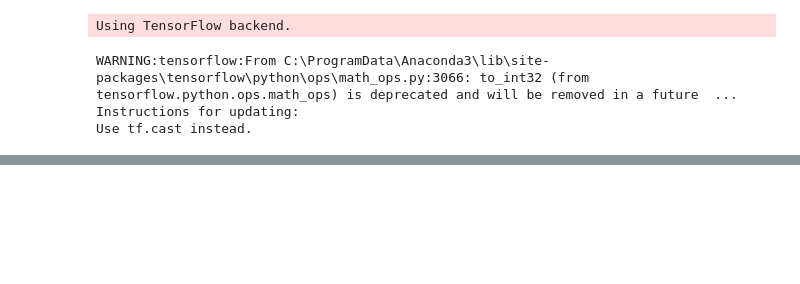
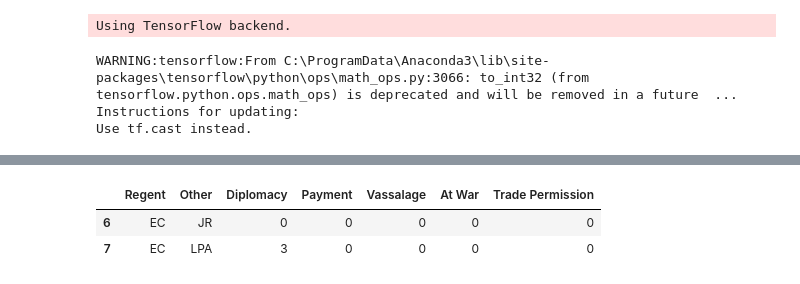
Before and after one commit to NeverForged/Regency, a Jupyter notebook: Code Testing.ipynb, the cells around one changed output, grey strips where cells are left out. Drawn from its saved outputs; the diff is of its cells as text; code cells hidden in the pictures; blank space fills up the shorter version.

```diff
--- a/Code Testing.ipynb
+++ b/Code Testing.ipynb
@@ -31,14 +30,0 @@ Game.change_regent('JR', Gold_Bars=200)
-# %%
-
-Game.set_override('JR', 25, bonus=True, troops=['Mercenary Archers', 'Mercenary Cavalry'], provences=['Moergen', 'Moriel'])
-Game.set_override('JR', 25)
-Game.set_override('Is', 24)
-print(Game.bonus_override)
-Game.take_domain_actions()
-
-for i in range(Game.War.shape[0]):
-    print('-'*20)
-    print(Game.War['Year'].values[i])
-    print()
-    print(Game.War['Notes'].values[i])
-Game.Troops
@@ -63,0 +31,6 @@ KeyboardInterrupt:
+# %%
+Game.set_override('WM', 35, friend='EC')
+Game.set_override('JR', 35, friend='EC')
+Game.set_override('GG', 35, friend='EC')
+Game.set_override('CoL', 35, friend='EC')
+Game.take_domain_actions()
@@ -63,0 +55,6 @@ KeyboardInterrupt:
+# %%
+Game.Relationships[Game.Relationships['Regent']=='EC']
+# %% [output]
+|  | Regent | Other | Diplomacy | Payment | Vassalage | At War | Trade Permission |
+| 6 | EC | JR | 0 | 0 | 0 | 0 | 0 |
+| 7 | EC | LPA | 3 | 0 | 0 | 0 | 0 |
```
Also changed, not shown: parts of 11 cells of this notebook, 2 other files.
